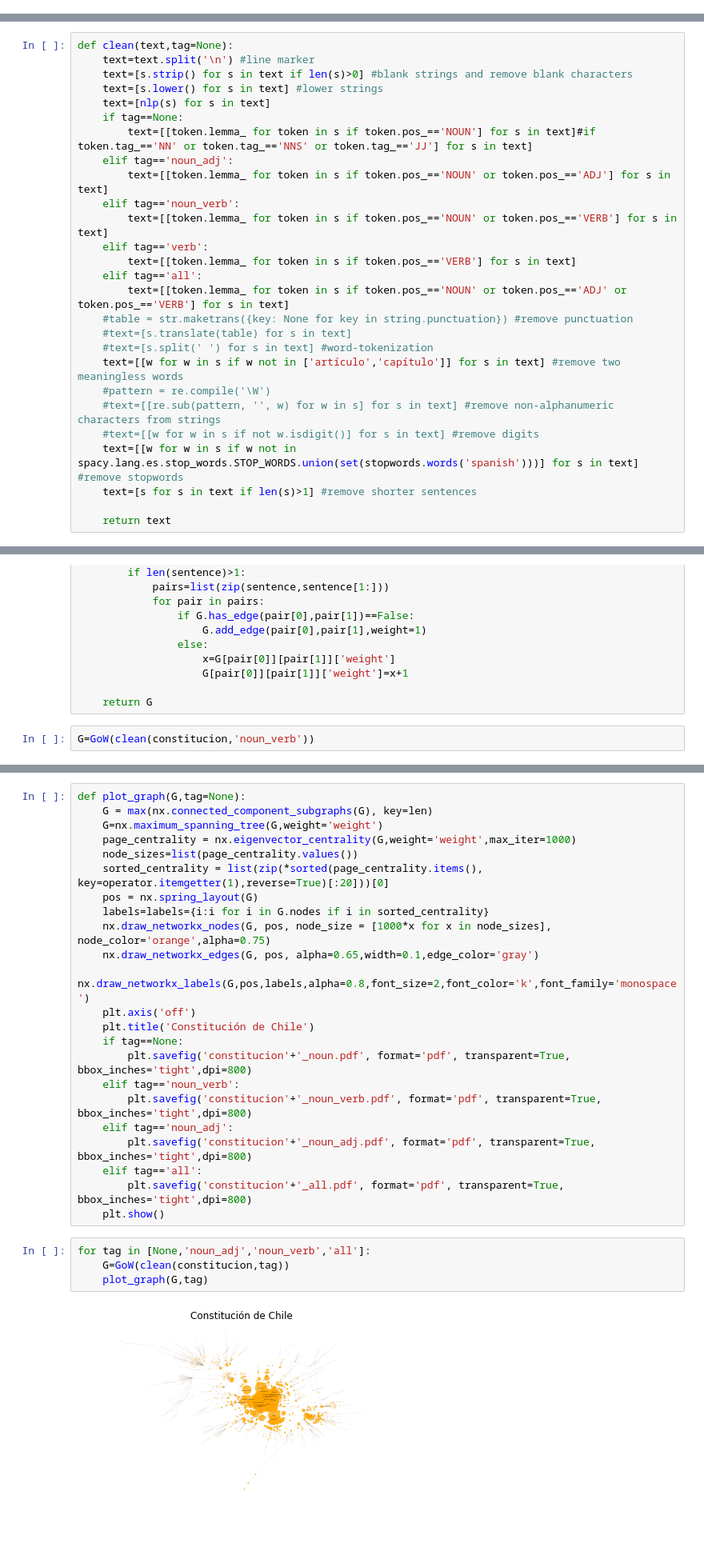
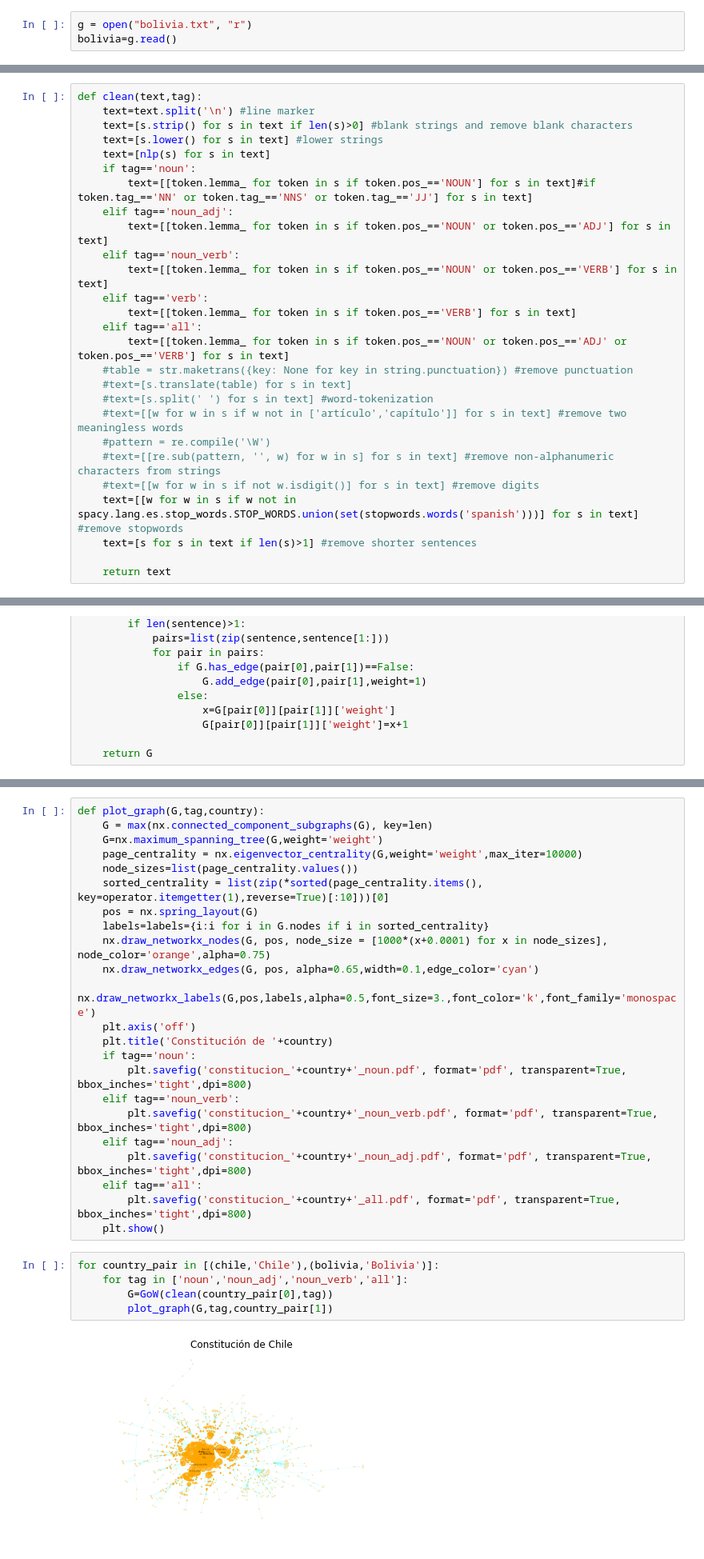
Before and after one commit to javiervz/constitucional, a Jupyter notebook: constitucional.ipynb, the cells around one changed output, grey strips where cells are left out. Shown at 80% size. Drawn from its saved outputs; the diff is of its cells as text.

Commit message:
chile+bolivia

```diff
--- a/constitucional.ipynb
+++ b/constitucional.ipynb
@@ -56 +57,4 @@ constitucion=f.read()
+# %%
+g = open("bolivia.txt", "r")
+bolivia=g.read()
 # %%
@@ -60,10 +68,10 @@ constitucion[:1000]
 # %%
-def clean(text,tag=None):
+def clean(text,tag):
     text=text.split('\n') #line marker
     text=[s.strip() for s in text if len(s)>0] #blank strings and remove blank characters
     text=[s.lower() for s in text] #lower strings
     text=[nlp(s) for s in text]
-    if tag==None:
+    if tag=='noun':
         text=[[token.lemma_ for token in s if token.pos_=='NOUN'] for s in text]#if token.tag_=='NN' or token.tag_=='NNS' or token.tag_=='JJ'] for s in text]
     elif tag=='noun_adj':
         text=[[token.lemma_ for token in s if token.pos_=='NOUN' or token.pos_=='ADJ'] for s in text]
@@ -76,7 +84,7 @@ def clean(text,tag=None):
     #table = str.maketrans({key: None for key in string.punctuation}) #remove punctuation
     #text=[s.translate(table) for s in text]
     #text=[s.split(' ') for s in text] #word-tokenization
-    text=[[w for w in s if w not in ['artículo','capítulo']] for s in text] #remove two meaningless words
+    #text=[[w for w in s if w not in ['artículo','capítulo']] for s in text] #remove two meaningless words
     #pattern = re.compile('\W')
     #text=[[re.sub(pattern, '', w) for w in s] for s in text] #remove non-alphanumeric characters from strings
     #text=[[w for w in s if not w.isdigit()] for s in text] #remove digits
@@ -121,5 +149,3 @@ def GoW(text_clean):
                     G[pair[0]][pair[1]]['weight']=x+1
 
     return G
-# %%
-G=GoW(clean(constitucion,'noun_verb'))
@@ -134,29 +152,30 @@ True
 # %%
-def plot_graph(G,tag=None):
+def plot_graph(G,tag,country):
     G = max(nx.connected_component_subgraphs(G), key=len)
     G=nx.maximum_spanning_tree(G,weight='weight')
-    page_centrality = nx.eigenvector_centrality(G,weight='weight',max_iter=1000)
+    page_centrality = nx.eigenvector_centrality(G,weight='weight',max_iter=10000)
     node_sizes=list(page_centrality.values())
-    sorted_centrality = list(zip(*sorted(page_centrality.items(), key=operator.itemgetter(1),reverse=True)[:20]))[0]
+    sorted_centrality = list(zip(*sorted(page_centrality.items(), key=operator.itemgetter(1),reverse=True)[:10]))[0]
     pos = nx.spring_layout(G)
     labels=labels={i:i for i in G.nodes if i in sorted_centrality}
-    nx.draw_networkx_nodes(G, pos, node_size = [1000*x for x in node_sizes], node_color='orange',alpha=0.75)
-    nx.draw_networkx_edges(G, pos, alpha=0.65,width=0.1,edge_color='gray')
-    nx.draw_networkx_labels(G,pos,labels,alpha=0.8,font_size=2,font_color='k',font_family='monospace')
+    nx.draw_networkx_nodes(G, pos, node_size = [1000*(x+0.0001) for x in node_sizes], node_color='orange',alpha=0.75)
+    nx.draw_networkx_edges(G, pos, alpha=0.65,width=0.1,edge_color='cyan')
+    nx.draw_networkx_labels(G,pos,labels,alpha=0.5,font_size=3.,font_color='k',font_family='monospace')
     plt.axis('off')
-    plt.title('Constitución de Chile')
-    if tag==None:
-        plt.savefig('constitucion'+'_noun.pdf', format='pdf', transparent=True, bbox_inches='tight',dpi=800)
+    plt.title('Constitución de '+country)
+    if tag=='noun':
+        plt.savefig('constitucion_'+country+'_noun.pdf', format='pdf', transparent=True, bbox_inches='tight',dpi=800)
     elif tag=='noun_verb':
-        plt.savefig('constitucion'+'_noun_verb.pdf', format='pdf', transparent=True, bbox_inches='tight',dpi=800)
+        plt.savefig('constitucion_'+country+'_noun_verb.pdf', format='pdf', transparent=True, bbox_inches='tight',dpi=800)
     elif tag=='noun_adj':
-        plt.savefig('constitucion'+'_noun_adj.pdf', format='pdf', transparent=True, bbox_inches='tight',dpi=800)
+        plt.savefig('constitucion_'+country+'_noun_adj.pdf', format='pdf', transparent=True, bbox_inches='tight',dpi=800)
     elif tag=='all':
-        plt.savefig('constitucion'+'_all.pdf', format='pdf', transparent=True, bbox_inches='tight',dpi=800)
+        plt.savefig('constitucion_'+country+'_all.pdf', format='pdf', transparent=True, bbox_inches='tight',dpi=800)
     plt.show()
 # %%
-for tag in [None,'noun_adj','noun_verb','all']:
-    G=GoW(clean(constitucion,tag))
-    plot_graph(G,tag)
+for country_pair in [(chile,'Chile'),(bolivia,'Bolivia')]:
+    for tag in ['noun','noun_adj','noun_verb','all']:
+        G=GoW(clean(country_pair[0],tag))
+        plot_graph(G,tag,country_pair[1])
 # %% [output]
-[figure, old version]
+[figure, new version]
```
Also changed, not shown: parts of 10 cells of this notebook, 10 other files.
